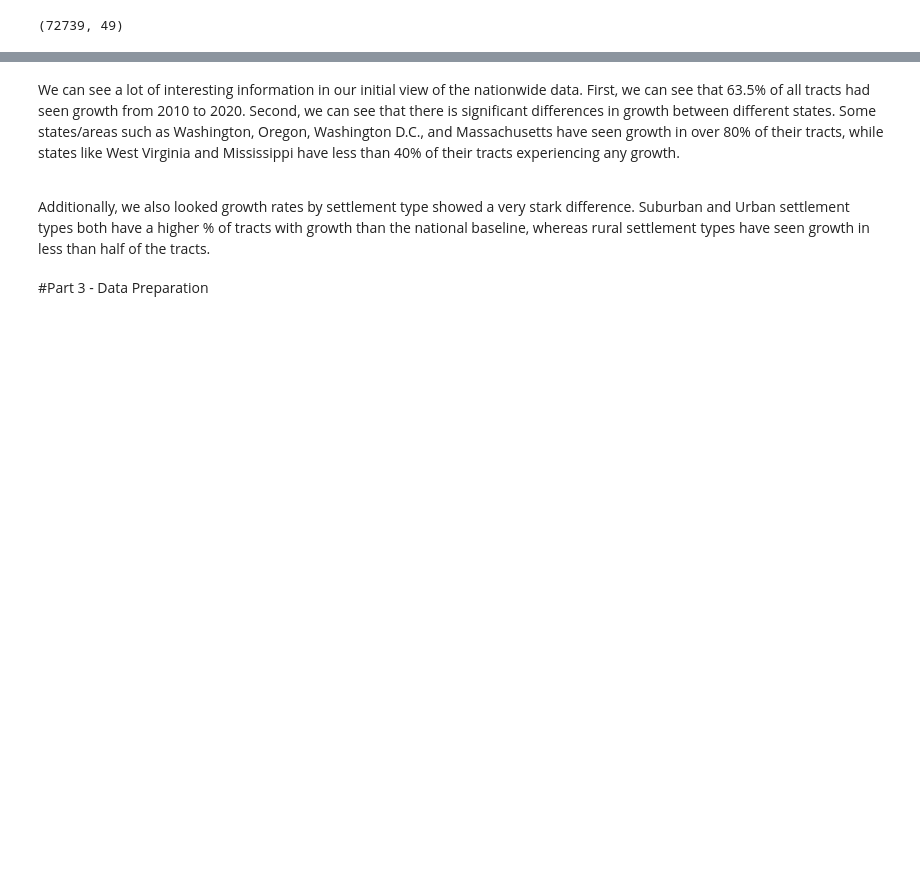
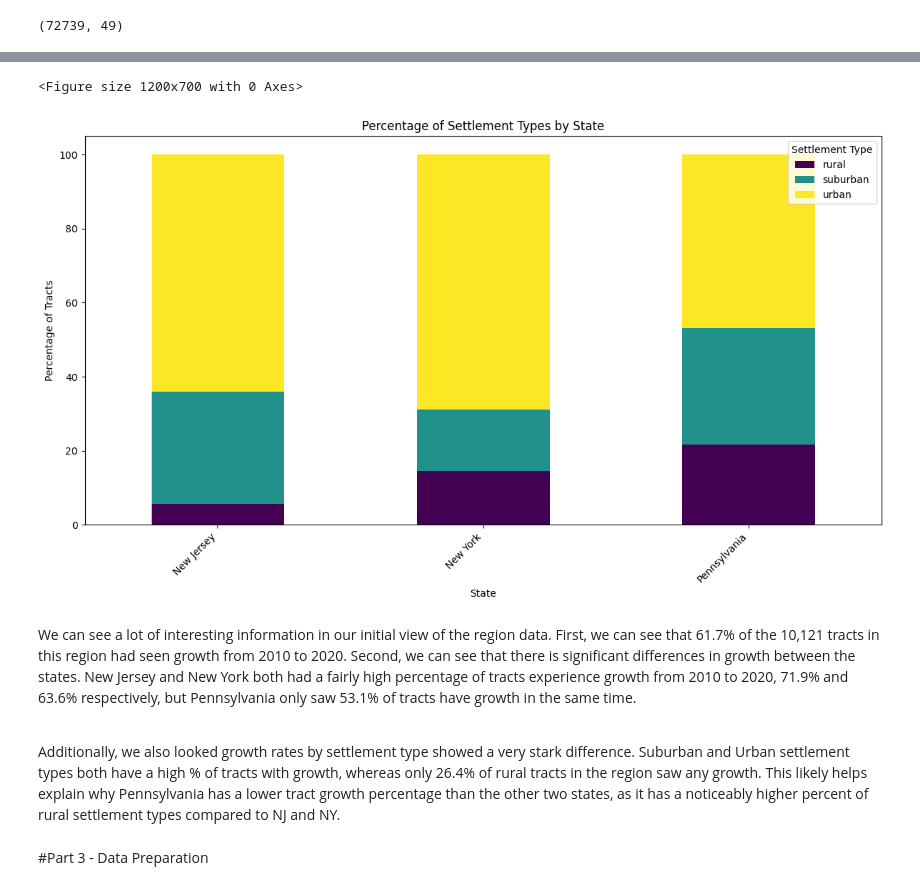
Before and after one commit to alexanderson522/INFO648, a Jupyter notebook: FinalProject/INFO648_Final_Project_AA_JK.ipynb, the cells around one changed output, grey strips where cells are left out. Drawn from its saved outputs; the diff is of its cells as text; code cells hidden in the pictures; blank space fills up the shorter version.

```diff
--- a/FinalProject/INFO648_Final_Project_AA_JK.ipynb
+++ b/FinalProject/INFO648_Final_Project_AA_JK.ipynb
@@ -141,8 +153,29 @@ plt.show()
+# %%
+# Calculate the count of each settlement type within each state
+settlement_type_counts_by_state = df.groupby(['STATE', 'settlement_type']).size().unstack(fill_value=0)
+
+# Calculate the percentage of each settlement type within each state
+settlement_type_percentage_by_state = settlement_type_counts_by_state.apply(lambda x: x / x.sum() * 100, axis=1)
+
+# Plotting the stacked bar chart with percentages
+plt.figure(figsize=(12, 7))
+settlement_type_percentage_by_state.plot(kind='bar', stacked=True, figsize=(12, 7), colormap='viridis')
+plt.title('Percentage of Settlement Types by State')
+plt.xlabel('State')
+plt.ylabel('Percentage of Tracts')
+plt.xticks(rotation=45, ha='right')
+plt.legend(title='Settlement Type')
+plt.tight_layout()
+plt.show()
+# %% [output]
+<Figure size 1200x700 with 0 Axes>
+[figure, added]
 # %% [markdown]
-We can see a lot of interesting information in our initial view of the nationwide data. First, we can see that 63.5% of all tracts had seen growth from 2010 to 2020. Second, we can see that there is significant differences in growth between different states. Some states/areas such as Washington, Oregon, Washington D.C., and Massachusetts have seen growth in over 80% of their tracts, while states like West Virginia and Mississippi have less than 40% of their tracts experiencing any growth.
+We can see a lot of interesting information in our initial view of the region data. First, we can see that 61.7% of the 10,121 tracts in this region had seen growth from 2010 to 2020. Second, we can see that there is significant differences in growth between the states. New Jersey and New York both had a fairly high percentage of tracts experience growth from 2010 to 2020, 71.9% and 63.6% respectively, but Pennsylvania only saw 53.1% of tracts have growth in the same time.
 
 <br>
-Additionally, we also looked growth rates by settlement type showed a very stark difference. Suburban and Urban settlement types both have a higher % of tracts with growth than the national baseline, whereas rural settlement types have seen growth in less than half of the tracts.
+
+Additionally, we also looked growth rates by settlement type showed a very stark difference. Suburban and Urban settlement types both have a high % of tracts with growth, whereas only 26.4% of rural tracts in the region saw any growth. This likely helps explain why Pennsylvania has a lower tract growth percentage than the other two states, as it has a noticeably higher percent of rural settlement types compared to NJ and NY.
 # %% [markdown]
 #Part 3 - Data Preparation
 # %%
```
Also changed, not shown: parts of 14 cells of this notebook.
